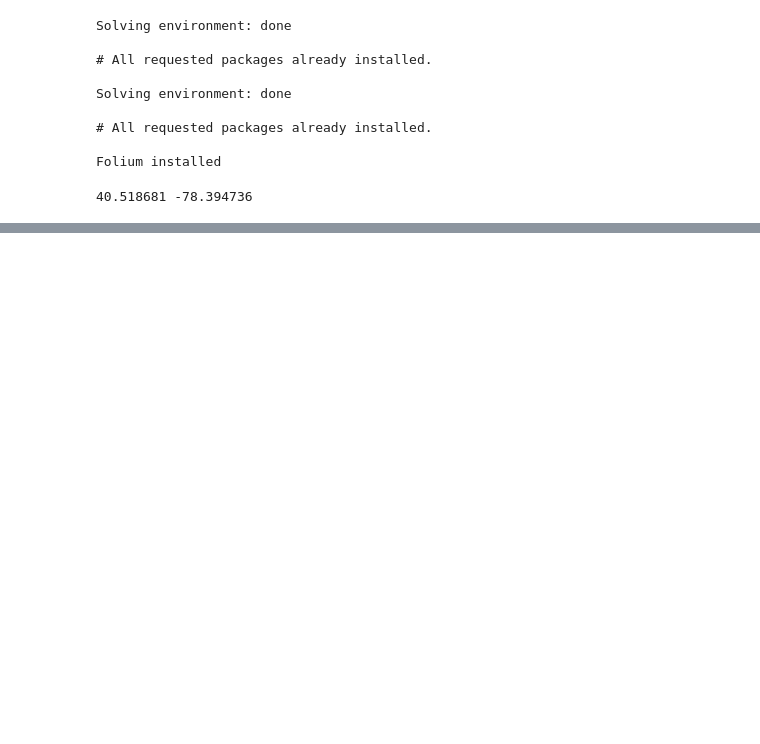
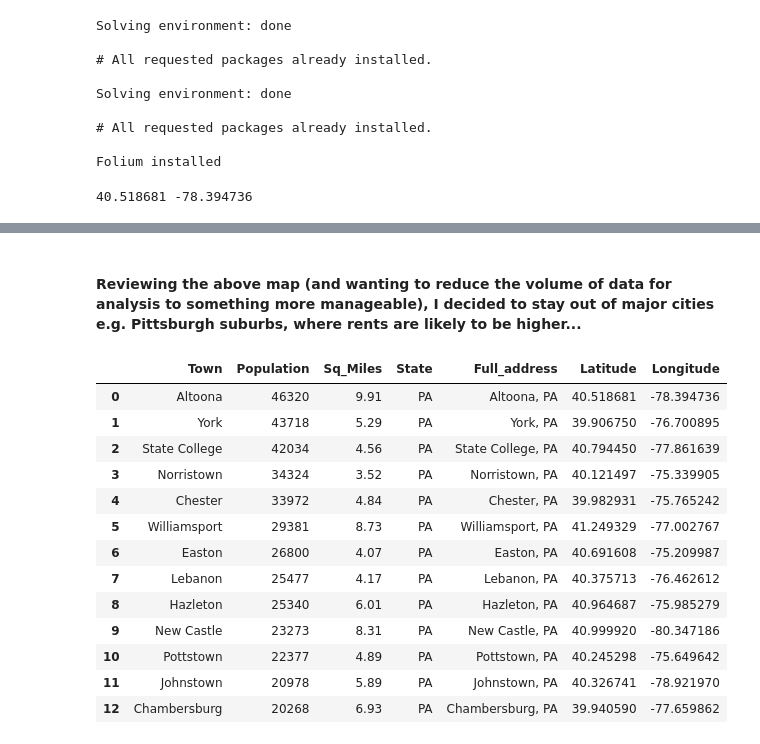
Before and after one commit to mplatt7/Coursera_Capstone, a Jupyter notebook: Battle of the Neighborhoods - MP.ipynb, the cells around one changed output, grey strips where cells are left out. Cells and saved outputs as stored; diff of their text form; code cells hidden in the pictures; blank space fills up the shorter version.

```diff
--- a/Battle of the Neighborhoods - MP.ipynb
+++ b/Battle of the Neighborhoods - MP.ipynb
@@ -135,0 +178,6 @@ gym_map
+# %%
+# Add square miles information, drop rows where this is NA ('Wilkes-Barre')
+towns = pd.merge(towns,square_miles,on='Town',how='left')
+towns.dropna(subset=['Sq_Miles'],axis=0,inplace=True)
+towns.reset_index(inplace=True,drop=True)
+towns
@@ -135,0 +202,6 @@ gym_map
+# %%
+# create column with extended address for co-ordinates search
+state="PA"
+towns['State']=state
+towns["Full_address"]=towns['Town'].str.cat(towns['State'],sep = ", ")
+towns.head()
@@ -135,0 +219,14 @@ gym_map
+# %%
+    # find co-ordinates for towns
+    coordinates=pd.DataFrame(columns=['Full_address','Latitude','Longitude'])
+
+    address=towns['Full_address']
+    for i in address:
+        geolocator = Nominatim(user_agent="banana")
+        location = geolocator.geocode(i)
+        latitude = location.latitude
+        longitude = location.longitude
+        coordinates = coordinates.append({'Full_address': i,
+                                       'Latitude': latitude,
+                                        'Longitude':longitude},ignore_index=True)
+    coordinates
@@ -135,0 +251,4 @@ gym_map
+# %%
+# merge co-ordinates information into main towns df
+towns = pd.merge(towns,coordinates,on='Full_address',how='left')
+towns.head()
@@ -135,0 +287,23 @@ gym_map
+# %% [markdown]
+#### Reviewing the above map (and wanting to reduce the volume of data for analysis to something more manageable), I decided to stay out of major cities e.g. Pittsburgh suburbs, where rents are likely to be higher...
+# %%
+#use .isin to drop rows for towns in designated list
+exclude_list=['Allison Park','Bethel Park','West Mifflin','Monroeville','Plum','Murrysville','Drexel Hill','Harrisburg']
+towns=towns[~towns['Town'].isin(exclude_list)]
+towns.reset_index(inplace=True,drop=True)
+towns
+# %% [output]
+|  | Town | Population | Sq_Miles | State | Full_address | Latitude | Longitude |
+| 0 | Altoona | 46320 | 9.91 | PA | Altoona, PA | 40.518681 | -78.394736 |
+| 1 | York | 43718 | 5.29 | PA | York, PA | 39.906750 | -76.700895 |
+| 2 | State College | 42034 | 4.56 | PA | State College, PA | 40.794450 | -77.861639 |
+| 3 | Norristown | 34324 | 3.52 | PA | Norristown, PA | 40.121497 | -75.339905 |
+| 4 | Chester | 33972 | 4.84 | PA | Chester, PA | 39.982931 | -75.765242 |
+| 5 | Williamsport | 29381 | 8.73 | PA | Williamsport, PA | 41.249329 | -77.002767 |
+| 6 | Easton | 26800 | 4.07 | PA | Easton, PA | 40.691608 | -75.209987 |
+| 7 | Lebanon | 25477 | 4.17 | PA | Lebanon, PA | 40.375713 | -76.462612 |
+| 8 | Hazleton | 25340 | 6.01 | PA | Hazleton, PA | 40.964687 | -75.985279 |
+| 9 | New Castle | 23273 | 8.31 | PA | New Castle, PA | 40.999920 | -80.347186 |
+| 10 | Pottstown | 22377 | 4.89 | PA | Pottstown, PA | 40.245298 | -75.649642 |
+| 11 | Johnstown | 20978 | 5.89 | PA | Johnstown, PA | 40.326741 | -78.921970 |
+| 12 | Chambersburg | 20268 | 6.93 | PA | Chambersburg, PA | 39.940590 | -77.659862 |
```
Also changed, not shown: parts of 38 cells of this notebook.
